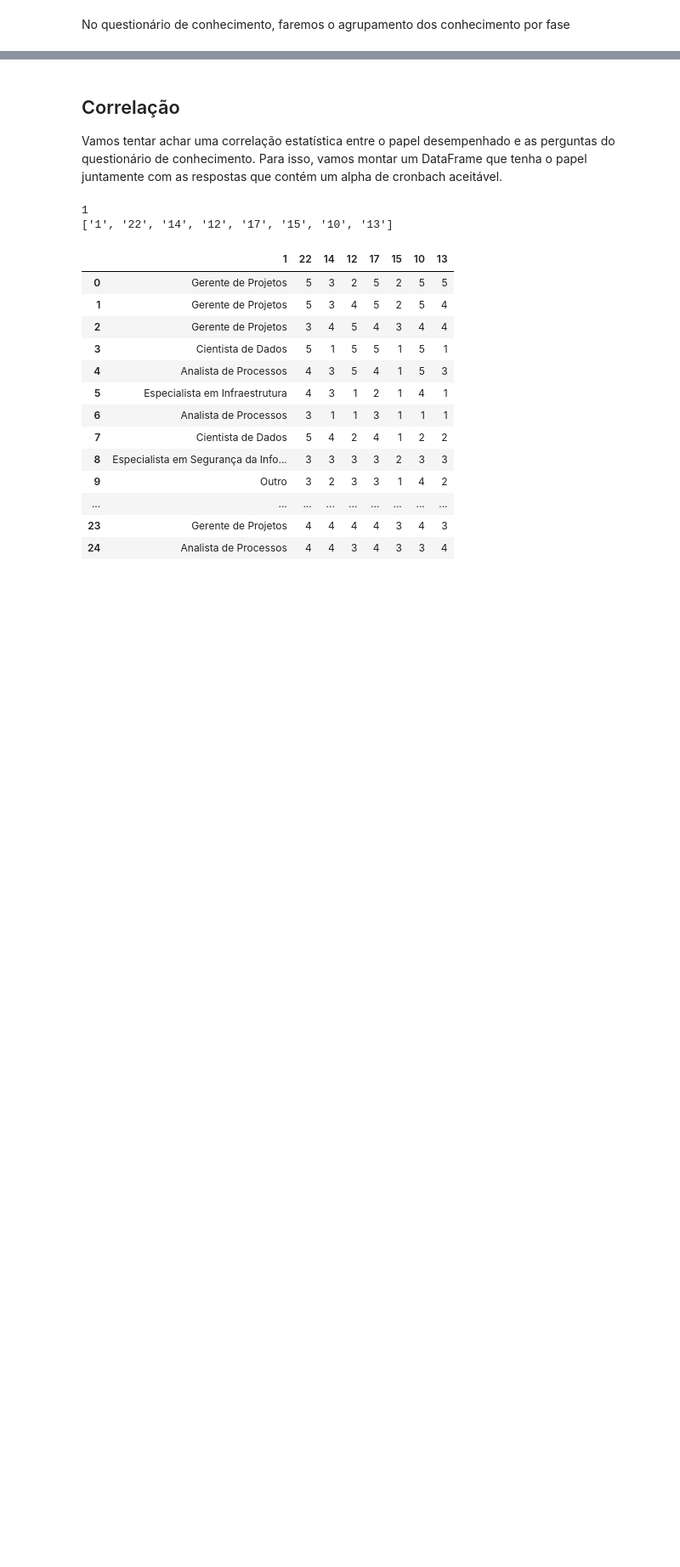
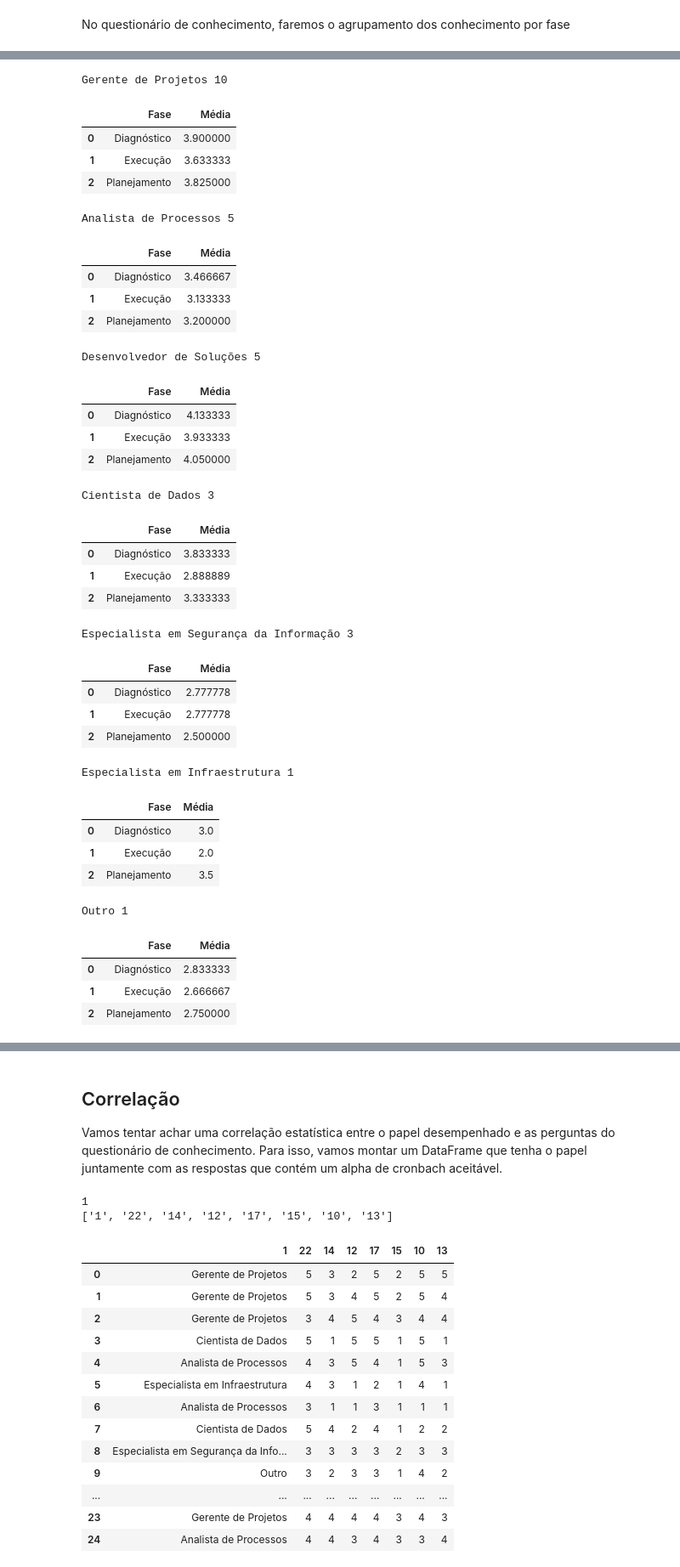
Before and after one commit to demetriusjube/ppca-engenharia-requisitos, a Jupyter notebook: analise-respostas.ipynb, the cells around one changed output, grey strips where cells are left out. Shown at 85% size. Drawn from its saved outputs; the diff is of its cells as text; code cells hidden in the pictures; blank space fills up the shorter version.

Commit message:
Inclusão do resultado do QP

```diff
--- a/analise-respostas.ipynb
+++ b/analise-respostas.ipynb
@@ -618,0 +633,53 @@ print (dfMediaDasEscalas)
+# %%
+def createDFMediaFases(df:pd.DataFrame):
+    return montaDataFrameMediaFases(dictFasesComPerguntas, df)
+
+def describePapeis(perguntaColuna:str, df:pd.DataFrame, transformFunction):
+    idColuna =str(getIdFromColumnName(perguntaColuna, 'pergunta', dfPerguntasFiltradas))
+    valoresColuna = dfRespostasAjustadas[idColuna].value_counts()
+    for valor in valoresColuna.items():
+        descricao = valor[0]
+        contagem = valor[1]
+        queryString = "`"+idColuna+"`=='"+descricao+"'"
+        dfResultado = df.query(queryString)
+        dfMedia = transformFunction(dfResultado)
+        print(descricao, contagem)
+        display(dfMedia)
+# %%
+describePapeis('Qual o seu papel na equipe de desenvolvimento?', dfRespostasComId, createDFMediaFases)
+# %% [output]
+Gerente de Projetos 10
+|  | Fase | Média |
+| 0 | Diagnóstico | 3.900000 |
+| 1 | Execução | 3.633333 |
+| 2 | Planejamento | 3.825000 |
+Analista de Processos 5
+|  | Fase | Média |
+| 0 | Diagnóstico | 3.466667 |
+| 1 | Execução | 3.133333 |
+| 2 | Planejamento | 3.200000 |
+Desenvolvedor de Soluções 5
+|  | Fase | Média |
+| 0 | Diagnóstico | 4.133333 |
+| 1 | Execução | 3.933333 |
+| 2 | Planejamento | 4.050000 |
+Cientista de Dados 3
+|  | Fase | Média |
+| 0 | Diagnóstico | 3.833333 |
+| 1 | Execução | 2.888889 |
+| 2 | Planejamento | 3.333333 |
+Especialista em Segurança da Informação 3
+|  | Fase | Média |
+| 0 | Diagnóstico | 2.777778 |
+| 1 | Execução | 2.777778 |
+| 2 | Planejamento | 2.500000 |
+Especialista em Infraestrutura 1
+|  | Fase | Média |
+| 0 | Diagnóstico | 3.0 |
+| 1 | Execução | 2.0 |
+| 2 | Planejamento | 3.5 |
+Outro 1
+|  | Fase | Média |
+| 0 | Diagnóstico | 2.833333 |
+| 1 | Execução | 2.666667 |
+| 2 | Planejamento | 2.750000 |
```
Also changed, not shown: parts of 17 cells of this notebook.
